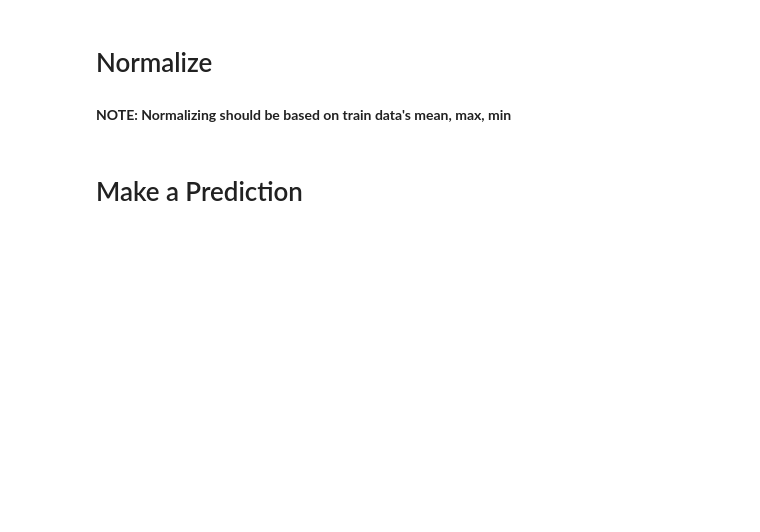
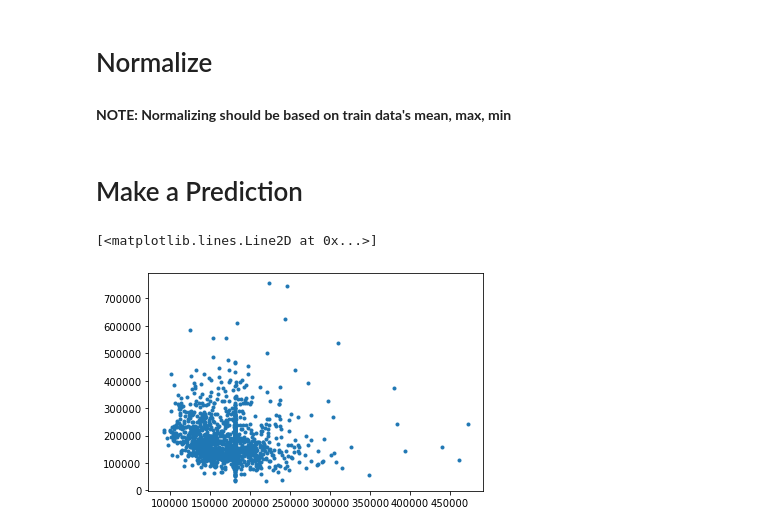
Before and after one commit to kiko1004/NN_University, a Jupyter notebook: house-prices-with-pytorch.ipynb, the cells around one changed output. Saved outputs shown, nothing was run; the diff lists cells and outputs as text; code cells hidden in the pictures; blank space fills up the shorter version.

```diff
--- a/house-prices-with-pytorch.ipynb
+++ b/house-prices-with-pytorch.ipynb
@@ -819,6 +870,2 @@ result['Id'] = np.array(result.index)
-# %%
-result['Id'] = result['Id'] + 1461
-# %%
-result = DataFrame(result, columns=['Id', 'SalePrice'])
 # %%
-result
+result['RealPrice'] = real_sales
@@ -826,0 +872,7 @@ result.to_csv('./submission.csv', columns=['Id', 'SalePrice'], index=False)
+# %%
+transformed_y = y.data.numpy() * (maxs['SalePrice'] - mins['SalePrice']) + means['SalePrice']
+# %%
+plt.plot(result['SalePrice'], transformed_y, '.')
+# %% [output]
+[<matplotlib.lines.Line2D at 0x...>]
+[figure, added]
```
Also changed, not shown: parts of 29 cells of this notebook, 2 other files.
